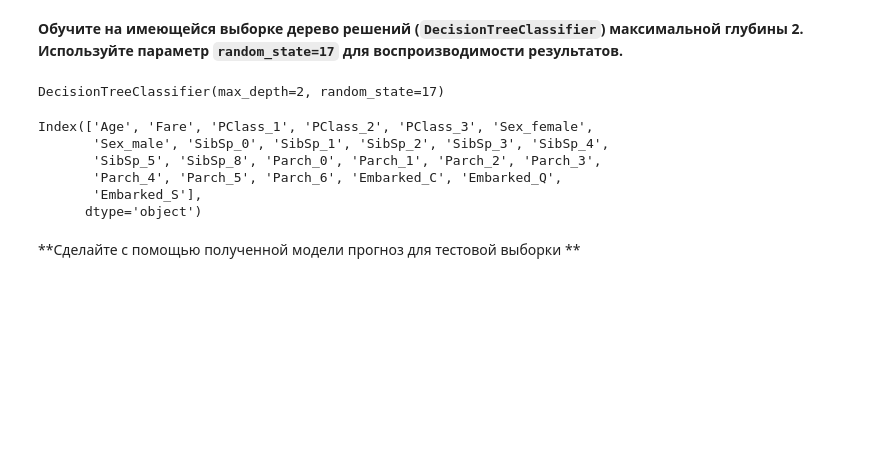
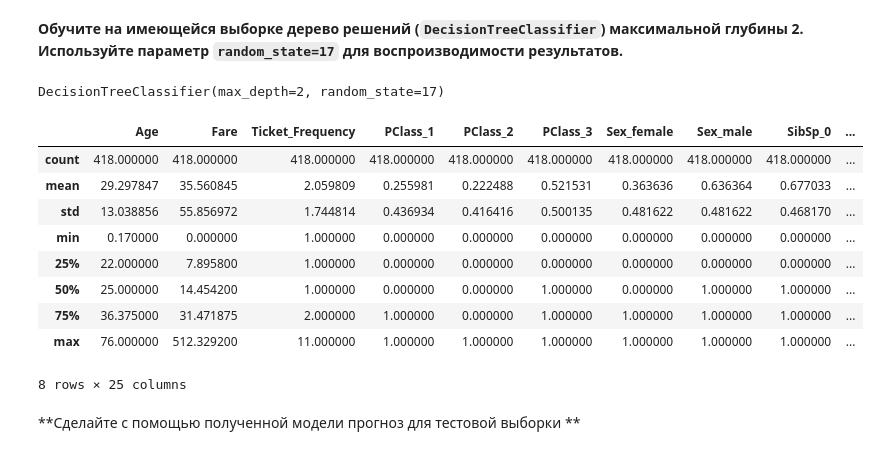
Before and after one commit to vladimirnesterov/mlcourse.ai_my_solutions, a Jupyter notebook: jupyter_russian/topic03_decision_trees_knn/lesson3_practice_trees_titanic.ipynb, the cells around one changed output. Saved outputs shown, nothing was run; the diff lists cells and outputs as text; code cells hidden in the pictures; blank space fills up the shorter version.

```diff
--- a/jupyter_russian/topic03_decision_trees_knn/lesson3_practice_trees_titanic.ipynb
+++ b/jupyter_russian/topic03_decision_trees_knn/lesson3_practice_trees_titanic.ipynb
@@ -310,13 +319,18 @@ tree.fit(train_df, y)
 DecisionTreeClassifier(max_depth=2, random_state=17)
 # %%
 test_df.columns
+test_df.describe()
 # %% [output]
+|  | Age | Fare | Ticket_Frequency | PClass_1 | PClass_2 | PClass_3 | Sex_female | Sex_male | SibSp_0 | ... |
+| count | 418.000000 | 418.000000 | 418.000000 | 418.000000 | 418.000000 | 418.000000 | 418.000000 | 418.000000 | 418.000000 | ... |
+| mean | 29.297847 | 35.560845 | 2.059809 | 0.255981 | 0.222488 | 0.521531 | 0.363636 | 0.636364 | 0.677033 | ... |
+| std | 13.038856 | 55.856972 | 1.744814 | 0.436934 | 0.416416 | 0.500135 | 0.481622 | 0.481622 | 0.468170 | ... |
+| min | 0.170000 | 0.000000 | 1.000000 | 0.000000 | 0.000000 | 0.000000 | 0.000000 | 0.000000 | 0.000000 | ... |
+| 25% | 22.000000 | 7.895800 | 1.000000 | 0.000000 | 0.000000 | 0.000000 | 0.000000 | 0.000000 | 0.000000 | ... |
+| 50% | 25.000000 | 14.454200 | 1.000000 | 0.000000 | 0.000000 | 1.000000 | 0.000000 | 1.000000 | 1.000000 | ... |
+| 75% | 36.375000 | 31.471875 | 2.000000 | 1.000000 | 0.000000 | 1.000000 | 1.000000 | 1.000000 | 1.000000 | ... |
+| max | 76.000000 | 512.329200 | 11.000000 | 1.000000 | 1.000000 | 1.000000 | 1.000000 | 1.000000 | 1.000000 | ... |
-Index(['Age', 'Fare', 'PClass_1', 'PClass_2', 'PClass_3', 'Sex_female',
-       'Sex_male', 'SibSp_0', 'SibSp_1', 'SibSp_2', 'SibSp_3', 'SibSp_4',
-       'SibSp_5', 'SibSp_8', 'Parch_0', 'Parch_1', 'Parch_2', 'Parch_3',
-       'Parch_4', 'Parch_5', 'Parch_6', 'Embarked_C', 'Embarked_Q',
-       'Embarked_S'],
-      dtype='object')
+8 rows × 25 columns
 # %% [markdown]
 **Сделайте с помощью полученной модели прогноз для тестовой выборки **
 # %%
```
Also changed, not shown: parts of 18 cells of this notebook.
